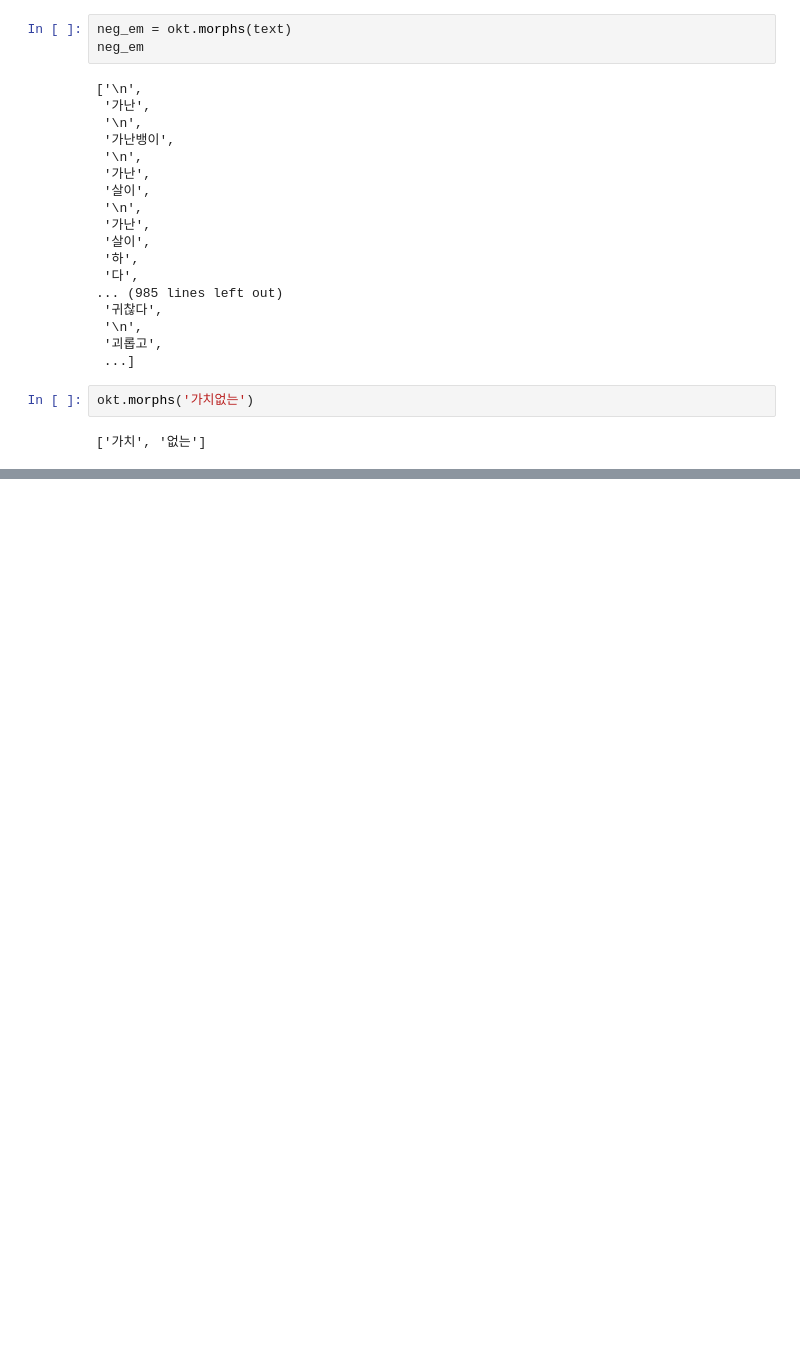
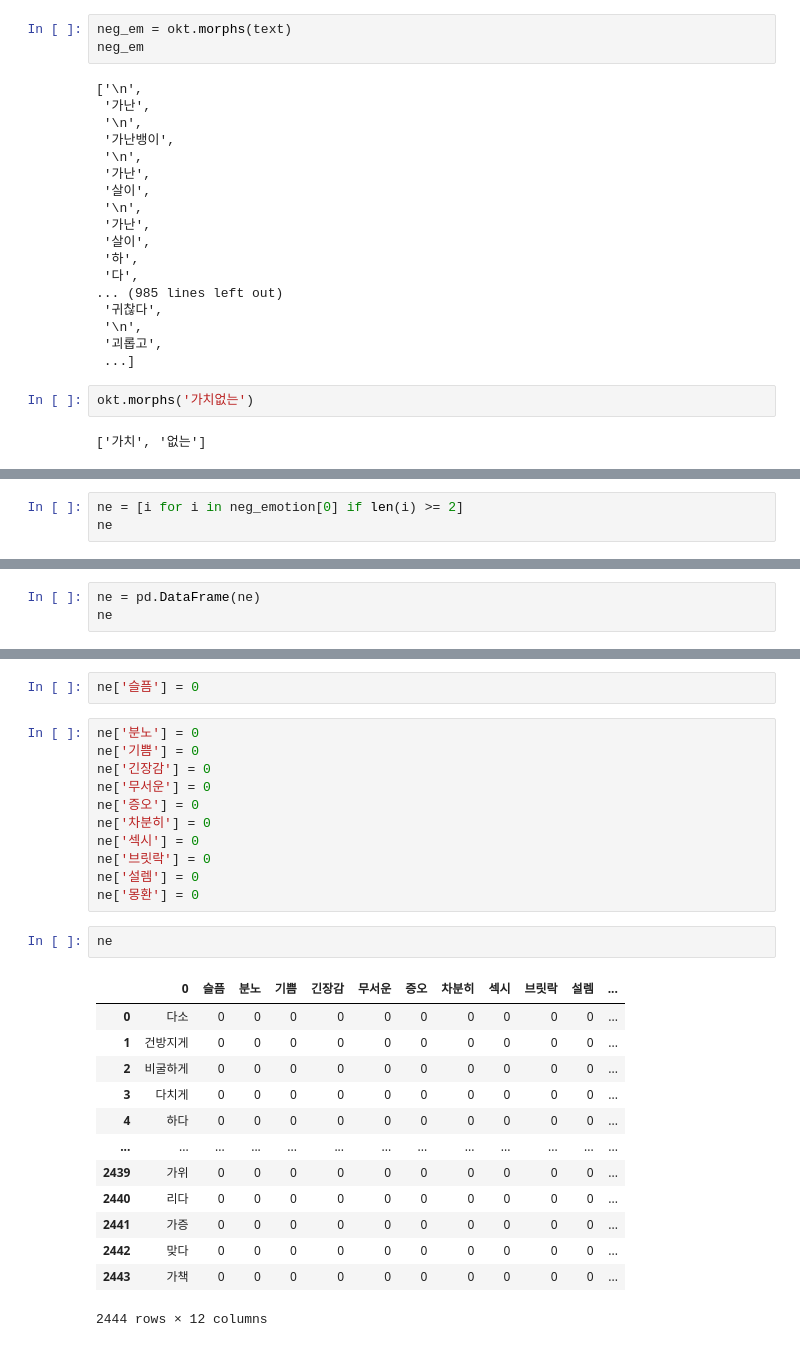
Before and after one commit to OHoRaaa/B_Project_4, a Jupyter notebook: 감성사전.ipynb, the cells around one changed output, grey strips where cells are left out. Saved outputs shown, nothing was run; the diff lists cells and outputs as text; blank space fills up the shorter version.

```diff
--- a/감성사전.ipynb
+++ b/감성사전.ipynb
@@ -4935,0 +4972,3 @@ neg_emo.to_csv("neg_emo.csv")
+# %%
+ne = [i for i in neg_emotion[0] if len(i) >= 2]
+ne
@@ -4935,0 +4993,3 @@ neg_emo.to_csv("neg_emo.csv")
+# %%
+ne = pd.DataFrame(ne)
+ne
@@ -4935,0 +5027,29 @@ neg_emo.to_csv("neg_emo.csv")
+# %%
+ne['슬픔'] = 0
+# %%
+ne['분노'] = 0
+ne['기쁨'] = 0
+ne['긴장감'] = 0
+ne['무서운'] = 0
+ne['증오'] = 0
+ne['차분히'] = 0
+ne['섹시'] = 0
+ne['브릿락'] = 0
+ne['설렘'] = 0
+ne['몽환'] = 0
+# %%
+ne
+# %% [output]
+|  | 0 | 슬픔 | 분노 | 기쁨 | 긴장감 | 무서운 | 증오 | 차분히 | 섹시 | 브릿락 | 설렘 | ... |
+| 0 | 다소 | 0 | 0 | 0 | 0 | 0 | 0 | 0 | 0 | 0 | 0 | ... |
+| 1 | 건방지게 | 0 | 0 | 0 | 0 | 0 | 0 | 0 | 0 | 0 | 0 | ... |
+| 2 | 비굴하게 | 0 | 0 | 0 | 0 | 0 | 0 | 0 | 0 | 0 | 0 | ... |
+| 3 | 다치게 | 0 | 0 | 0 | 0 | 0 | 0 | 0 | 0 | 0 | 0 | ... |
+| 4 | 하다 | 0 | 0 | 0 | 0 | 0 | 0 | 0 | 0 | 0 | 0 | ... |
+| ... | ... | ... | ... | ... | ... | ... | ... | ... | ... | ... | ... | ... |
+| 2439 | 가위 | 0 | 0 | 0 | 0 | 0 | 0 | 0 | 0 | 0 | 0 | ... |
+| 2440 | 리다 | 0 | 0 | 0 | 0 | 0 | 0 | 0 | 0 | 0 | 0 | ... |
+| 2441 | 가증 | 0 | 0 | 0 | 0 | 0 | 0 | 0 | 0 | 0 | 0 | ... |
+| 2442 | 맞다 | 0 | 0 | 0 | 0 | 0 | 0 | 0 | 0 | 0 | 0 | ... |
+| 2443 | 가책 | 0 | 0 | 0 | 0 | 0 | 0 | 0 | 0 | 0 | 0 | ... |
+2444 rows × 12 columns
```
Also changed, not shown: parts of 17 cells of this notebook, 7 other files.
